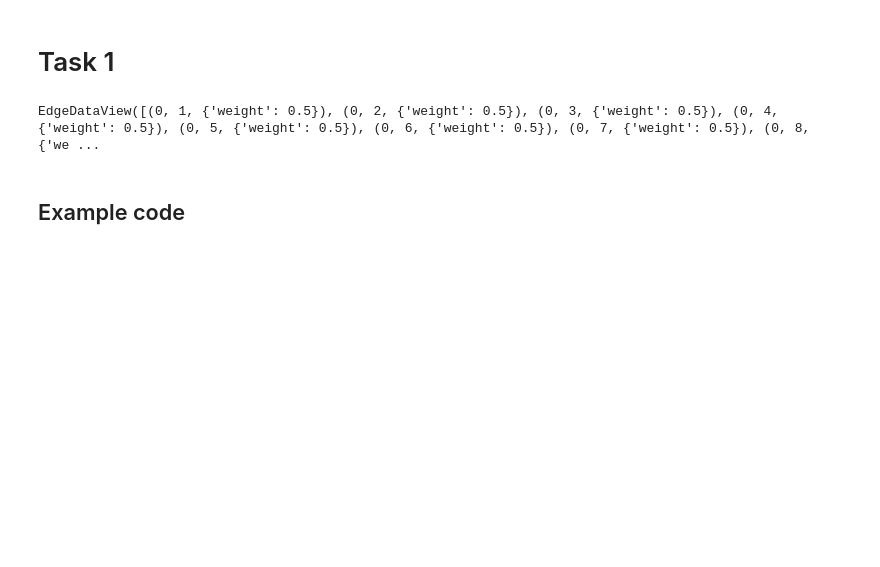
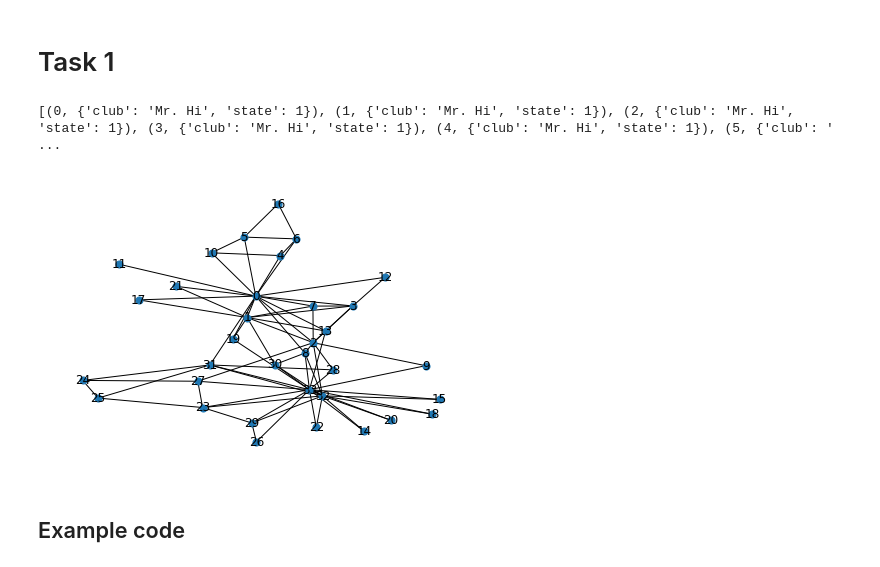
Before and after one commit to draczew23/cmcs_lab_4, a Jupyter notebook: networks.ipynb, the cells around one changed output. Drawn from its saved outputs; the diff is of its cells as text; code cells hidden in the pictures; blank space fills up the shorter version.

Commit message:
states properly changed

```diff
--- a/networks.ipynb
+++ b/networks.ipynb
@@ -7,53 +7,49 @@ import matplotlib.pyplot as plt
 # %%
 # initial parameters
 
 D = 5
 beta = 10
 dt = 0.01
 
 c_hi = 1    # state Mr Hi
 c_off = 0   # state Officer
 c_other = 0.5   # state other
 
 w_init = 0.5    # initial weight
 
 # club initialization
 g = nx.karate_club_graph()
 
 # add state attribute to nodes
 for i, j in g.nodes(data = True):
-    # print(i)
-    g.add_node(i, state=0)
 
+    if j['club'] == 'Mr. Hi':
+        g.add_node(i, state=c_hi)
+
+    elif j['club'] == 'Officer':
+        g.add_node(i, state=c_off)
+
+    else:
+        g.add_node(i, state=c_other)
+
+    # print(j['club'])
 # add weight attribute to edges
 
 for i, j, k in g.edges(data = True):
-    # print(i)
     g.add_edge(i, j, weight=w_init)
 
-# g[1][2]['weight'] = w_init
-# print(g[1][2])
+print(g.nodes(data = True))
 
-g.edges(data = True)
-
-# g.nodes.data()
-
-# g.graph
-
-# for i in g.nodes(data = True):
-#     print(i[0])
-
-# type(g.nodes[1])
-
-# g.nodes[1]
-
-# for u,v,a in g.edges(data=True):
-    # print(u,v,a)
+# we need to assing proper state to people in the club
+# for i, j in g.nodes(data = True):
+    # print(j)
 
 
-# nx.draw(g,node_size=50, with_labels=True)
+
+nx.draw(g,node_size=50, with_labels=True)
 # %% [output]
-EdgeDataView([(0, 1, {'weight': 0.5}), (0, 2, {'weight': 0.5}), (0, 3, {'weight': 0.5}), (0, 4, {'weight': 0.5}), (0, 5, {'weight': 0.5}), (0, 6, {'weight': 0.5}), (0, 7, {'weight': 0.5}), (0, 8, {'we ...
+[(0, {'club': 'Mr. Hi', 'state': 1}), (1, {'club': 'Mr. Hi', 'state': 1}), (2, {'club': 'Mr. Hi', 'state': 1}), (3, {'club': 'Mr. Hi', 'state': 1}), (4, {'club': 'Mr. Hi', 'state': 1}), (5, {'club': ' ...
+[figure, added]
 # %% [markdown]
 ## Example code
 # %%
```
